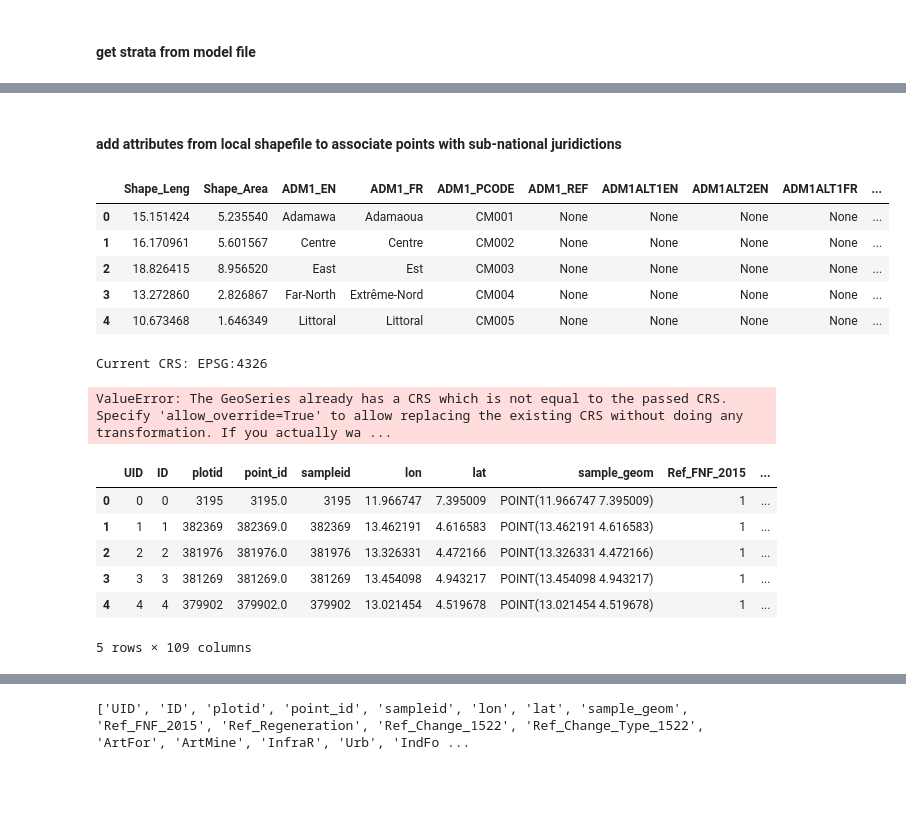
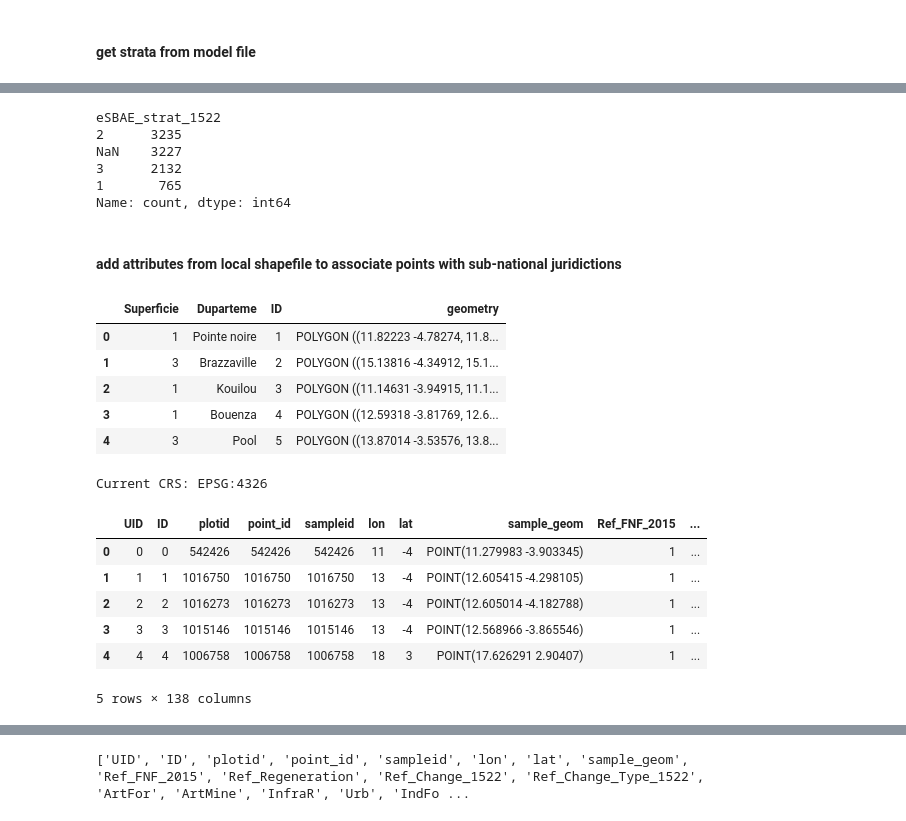
Before and after one commit to aurelgrooves/CAFI_DDD, a Jupyter notebook: CEO data/6-add_attributes_strata.ipynb, the cells around one changed output, grey strips where cells are left out. Saved outputs shown, nothing was run; the diff lists cells and outputs as text; code cells hidden in the pictures; blank space fills up the shorter version.

```diff
--- a/CEO data/6-add_attributes_strata.ipynb
+++ b/CEO data/6-add_attributes_strata.ipynb
@@ -94,5 +112,14 @@ column_names = {
 
 # Use the rename() method to rename columns
 stratum_gdf.rename(columns=column_names, inplace=True)
+# %%
+stratum_gdf['eSBAE_strat_1522'].value_counts(dropna=False)
+# %% [output]
+eSBAE_strat_1522
+2      3235
+NaN    3227
+3      2132
+1       765
+Name: count, dtype: int64
 # %%
 # save output
@@ -103,16 +130,17 @@ stratum_gdf.to_csv(out_file,index=False)
 # %%
 # this shapefile should be uploaded to your SEPAL workspace
 #poly = "/home/sepal-user/data/admin/RDC_Province_26.shp"
 #poly = "/home/sepal-user/data/aoi/Ecoregions2017.shp"
-poly = "/home/sepal-user/data/admin/cmr_admbnda_adm1_inc_20180104.shp"
+poly = "/home/sepal-user/data/admin/COG_adm1.shp"
+#poly = "/home/sepal-user/data/admin/cmr_admbnda_adm1_inc_20180104.shp"
 poly_shp = gpd.read_file(poly)
 poly_shp.head()
 # %% [output]
-|  | Shape_Leng | Shape_Area | ADM1_EN | ADM1_FR | ADM1_PCODE | ADM1_REF | ADM1ALT1EN | ADM1ALT2EN | ADM1ALT1FR | ... |
-| 0 | 15.151424 | 5.235540 | Adamawa | Adamaoua | CM001 | None | None | None | None | ... |
-| 1 | 16.170961 | 5.601567 | Centre | Centre | CM002 | None | None | None | None | ... |
-| 2 | 18.826415 | 8.956520 | East | Est | CM003 | None | None | None | None | ... |
-| 3 | 13.272860 | 2.826867 | Far-North | Extrême-Nord | CM004 | None | None | None | None | ... |
-| 4 | 10.673468 | 1.646349 | Littoral | Littoral | CM005 | None | None | None | None | ... |
+|  | Superficie | Duparteme | ID | geometry |
+| 0 | 1 | Pointe noire | 1 | POLYGON ((11.82223 -4.78274, 11.8... |
+| 1 | 3 | Brazzaville | 2 | POLYGON ((15.13816 -4.34912, 15.1... |
+| 2 | 1 | Kouilou | 3 | POLYGON ((11.14631 -3.94915, 11.1... |
+| 3 | 1 | Bouenza | 4 | POLYGON ((12.59318 -3.81769, 12.6... |
+| 4 | 3 | Pool | 5 | POLYGON ((13.87014 -3.53576, 13.8... |
 # %%
 # from the table above, identify the column name you want to associate
@@ -129,13 +157,12 @@ print("Current CRS:", poly_crs)
 # %% [output]
 Current CRS: EPSG:4326
 # %%
-poly_shp = poly_shp.set_crs(epsg=3395)
+#poly_shp = poly_shp.set_crs(epsg=3395)
-# %% [output]
-ValueError: The GeoSeries already has a CRS which is not equal to the passed CRS. Specify 'allow_override=True' to allow replacing the existing CRS without doing any transformation. If you actually wa ...
 # %%
 poly_shp = poly_shp.to_crs(gdf.crs)
 # %%
 # Reproject both GeoDataFrames to the same projected CRS (e.g., EPSG:3395 for World Mercator)
+gdf = stratum_gdf
 gdf = gdf.to_crs("EPSG:3395")
 poly_shp = poly_shp.to_crs("EPSG:3395")
 
@@ -171,12 +198,12 @@ joined_data = joined_data_combined[columns_to_keep]
 joined_data.head()
 # %% [output]
 |  | UID | ID | plotid | point_id | sampleid | lon | lat | sample_geom | Ref_FNF_2015 | ... |
-| 0 | 0 | 0 | 3195 | 3195.0 | 3195 | 11.966747 | 7.395009 | POINT(11.966747 7.395009) | 1 | ... |
-| 1 | 1 | 1 | 382369 | 382369.0 | 382369 | 13.462191 | 4.616583 | POINT(13.462191 4.616583) | 1 | ... |
-| 2 | 2 | 2 | 381976 | 381976.0 | 381976 | 13.326331 | 4.472166 | POINT(13.326331 4.472166) | 1 | ... |
-| 3 | 3 | 3 | 381269 | 381269.0 | 381269 | 13.454098 | 4.943217 | POINT(13.454098 4.943217) | 1 | ... |
-| 4 | 4 | 4 | 379902 | 379902.0 | 379902 | 13.021454 | 4.519678 | POINT(13.021454 4.519678) | 1 | ... |
+| 0 | 0 | 0 | 542426 | 542426 | 542426 | 11 | -4 | POINT(11.279983 -3.903345) | 1 | ... |
+| 1 | 1 | 1 | 1016750 | 1016750 | 1016750 | 13 | -4 | POINT(12.605415 -4.298105) | 1 | ... |
+| 2 | 2 | 2 | 1016273 | 1016273 | 1016273 | 13 | -4 | POINT(12.605014 -4.182788) | 1 | ... |
+| 3 | 3 | 3 | 1015146 | 1015146 | 1015146 | 13 | -4 | POINT(12.568966 -3.865546) | 1 | ... |
+| 4 | 4 | 4 | 1006758 | 1006758 | 1006758 | 18 | 3 | POINT(17.626291 2.90407) | 1 | ... |
-5 rows × 109 columns
+5 rows × 138 columns
 # %%
 nearest_join.head()
 # %% [output]
```
Also changed, not shown: parts of 39 cells of this notebook.
